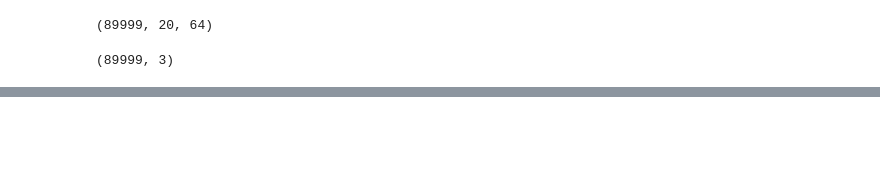
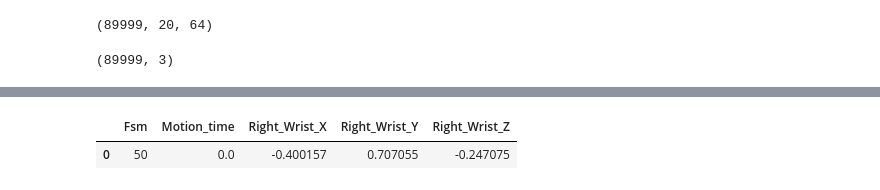
Before and after one commit to efwoods/CRCNS, a Jupyter notebook: ipsilateral_full_pipeline.ipynb, the cells around one changed output, grey strips where cells are left out. Drawn from its saved outputs; the diff is of its cells as text; code cells hidden in the pictures; blank space fills up the shorter version.

```diff
--- a/ipsilateral_full_pipeline.ipynb
+++ b/ipsilateral_full_pipeline.ipynb
@@ -545,0 +611,28 @@ compute_rmse(targets[0], predictions[0])
+# %%
+"""
+Note about the data: each ECOG data file is 15 minutes of 64 channels sampled at 1 KHz of a Rhesus Macaque's brain consisting of the following regions:
+ - Motor Cortex
+ - Dorsolateral Prefrontal Cortex
+ - Ventrolateral Prefrontal Cortex
+
+The wrists were recorded with optical motion capture at 50 KHz.
+"""
+# Example usage:
+device = torch.device("cuda" if torch.cuda.is_available() else "cpu")
+
+# Raw data Collection
+motion_data_file_l = glob(os.path.join(os.getcwd(), "src/", "motor_cortex/data/data/", "**", "motion*.csv"), recursive=True)
+ecog_data_file_l = glob(os.path.join(os.getcwd(), "src/", "motor_cortex/data/data/", "**", "ecog*.csv"), recursive=True)
+
+# SESSION_SET: '/home/linux-pc/gh/CRCNS/src/motor_cortex/data/data/Ipsilateral/2018-05-03_(S3)/X.npy', 4 # This is known from evaluating on several training sets
+# best_epoch: best_epoch: 38 | best_val_loss: 0.6026811446545653
+# Index of best Session_Set: 22
+INDEX = 24 # ipsilateral test data Session 1
+current_ecog_data_file = ecog_data_file_l[INDEX]
+current_motion_data_file = motion_data_file_l[INDEX]
+
+print(f"current_ecog_data_file:{current_ecog_data_file}")
+print(f"current_motion_data_file:{current_motion_data_file}")
+
+ecog_data_full = pd.read_csv(current_ecog_data_file)
+motion_data_full = pd.read_csv(current_motion_data_file)
@@ -545,0 +663,5 @@ compute_rmse(targets[0], predictions[0])
+# %%
+motion_data_full.iloc[:1]
+# %% [output]
+|  | Fsm | Motion_time | Right_Wrist_X | Right_Wrist_Y | Right_Wrist_Z |
+| 0 | 50 | 0.0 | -0.400157 | 0.707055 | -0.247075 |
```
Also changed, not shown: parts of 20 cells of this notebook, 2 other files.
